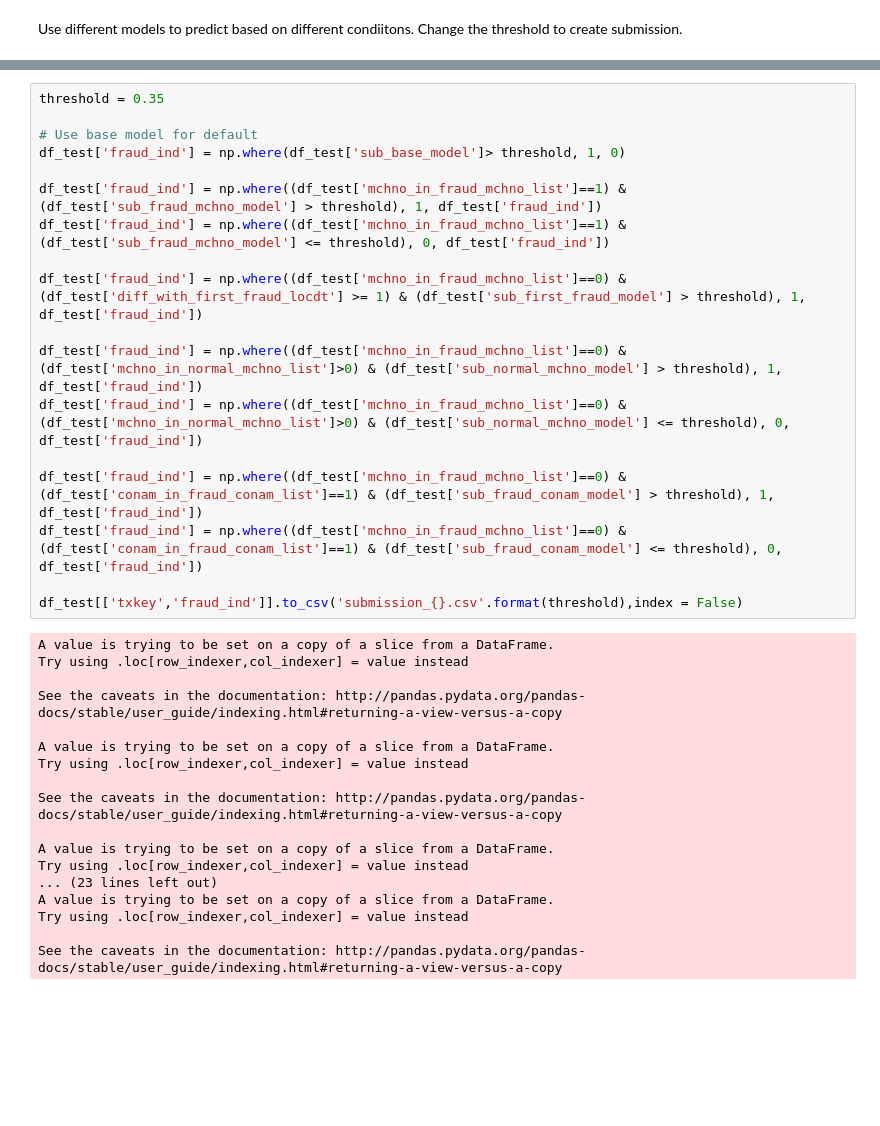
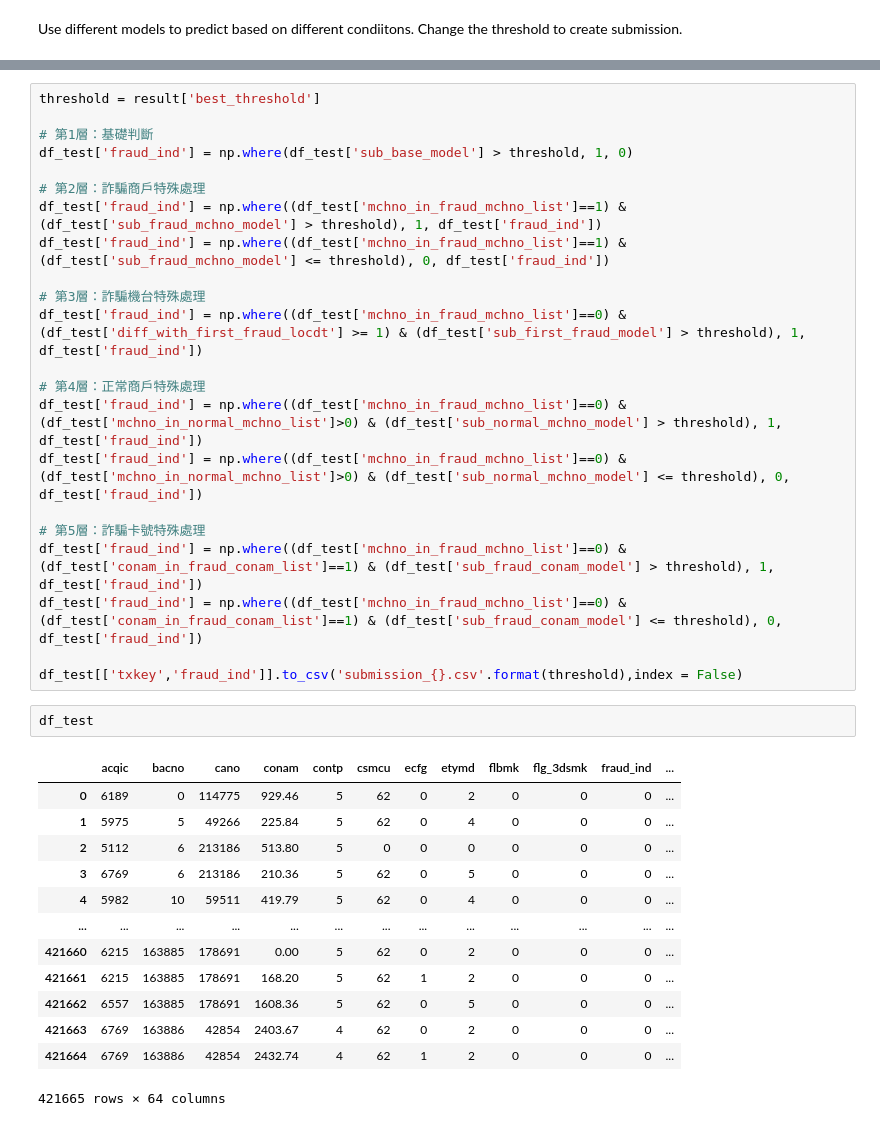
Before and after one commit to TimK38/Credit-card-fraud-detection, a Jupyter notebook: 1_main_lgbm.ipynb, the cells around one changed output, grey strips where cells are left out. Saved outputs shown, nothing was run; the diff lists cells and outputs as text; blank space fills up the shorter version.

```diff
--- a/1_main_lgbm.ipynb
+++ b/1_main_lgbm.ipynb
@@ -515,36 +494,38 @@ Use different models to predict based on different condiitons. Change the thresh
 # %%
-threshold = 0.35
+threshold = result['best_threshold']
 
-# Use base model for default
-df_test['fraud_ind'] = np.where(df_test['sub_base_model']> threshold, 1, 0)
+# 第1層：基礎判斷
+df_test['fraud_ind'] = np.where(df_test['sub_base_model'] > threshold, 1, 0)
 
+# 第2層：詐騙商戶特殊處理
 df_test['fraud_ind'] = np.where((df_test['mchno_in_fraud_mchno_list']==1) & (df_test['sub_fraud_mchno_model'] > threshold), 1, df_test['fraud_ind'])
 df_test['fraud_ind'] = np.where((df_test['mchno_in_fraud_mchno_list']==1) & (df_test['sub_fraud_mchno_model'] <= threshold), 0, df_test['fraud_ind'])
 
+# 第3層：詐騙機台特殊處理
 df_test['fraud_ind'] = np.where((df_test['mchno_in_fraud_mchno_list']==0) & (df_test['diff_with_first_fraud_locdt'] >= 1) & (df_test['sub_first_fraud_model'] > threshold), 1, df_test['fraud_ind'])
 
+# 第4層：正常商戶特殊處理
 df_test['fraud_ind'] = np.where((df_test['mchno_in_fraud_mchno_list']==0) & (df_test['mchno_in_normal_mchno_list']>0) & (df_test['sub_normal_mchno_model'] > threshold), 1, df_test['fraud_ind'])
 df_test['fraud_ind'] = np.where((df_test['mchno_in_fraud_mchno_list']==0) & (df_test['mchno_in_normal_mchno_list']>0) & (df_test['sub_normal_mchno_model'] <= threshold), 0, df_test['fraud_ind'])
 
+# 第5層：詐騙卡號特殊處理
 df_test['fraud_ind'] = np.where((df_test['mchno_in_fraud_mchno_list']==0) & (df_test['conam_in_fraud_conam_list']==1) & (df_test['sub_fraud_conam_model'] > threshold), 1, df_test['fraud_ind'])
 df_test['fraud_ind'] = np.where((df_test['mchno_in_fraud_mchno_list']==0) & (df_test['conam_in_fraud_conam_list']==1) & (df_test['sub_fraud_conam_model'] <= threshold), 0, df_test['fraud_ind'])
 
 df_test[['txkey','fraud_ind']].to_csv('submission_{}.csv'.format(threshold),index = False)
-# %% [output]
-A value is trying to be set on a copy of a slice from a DataFrame.
-Try using .loc[row_indexer,col_indexer] = value instead
-
-See the caveats in the documentation: http://pandas.pydata.org/pandas-docs/stable/user_guide/indexing.html#returning-a-view-versus-a-copy
-
-A value is trying to be set on a copy of a slice from a DataFrame.
-Try using .loc[row_indexer,col_indexer] = value instead
-
-See the caveats in the documentation: http://pandas.pydata.org/pandas-docs/stable/user_guide/indexing.html#returning-a-view-versus-a-copy
-
-A value is trying to be set on a copy of a slice from a DataFrame.
-Try using .loc[row_indexer,col_indexer] = value instead
-... (23 lines left out)
-A value is trying to be set on a copy of a slice from a DataFrame.
-Try using .loc[row_indexer,col_indexer] = value instead
-
-See the caveats in the documentation: http://pandas.pydata.org/pandas-docs/stable/user_guide/indexing.html#returning-a-view-versus-a-copy
+# %%
+df_test
+# %% [output]
+|  | acqic | bacno | cano | conam | contp | csmcu | ecfg | etymd | flbmk | flg_3dsmk | fraud_ind | ... |
+| 0 | 6189 | 0 | 114775 | 929.46 | 5 | 62 | 0 | 2 | 0 | 0 | 0 | ... |
+| 1 | 5975 | 5 | 49266 | 225.84 | 5 | 62 | 0 | 4 | 0 | 0 | 0 | ... |
+| 2 | 5112 | 6 | 213186 | 513.80 | 5 | 0 | 0 | 0 | 0 | 0 | 0 | ... |
+| 3 | 6769 | 6 | 213186 | 210.36 | 5 | 62 | 0 | 5 | 0 | 0 | 0 | ... |
+| 4 | 5982 | 10 | 59511 | 419.79 | 5 | 62 | 0 | 4 | 0 | 0 | 0 | ... |
+| ... | ... | ... | ... | ... | ... | ... | ... | ... | ... | ... | ... | ... |
+| 421660 | 6215 | 163885 | 178691 | 0.00 | 5 | 62 | 0 | 2 | 0 | 0 | 0 | ... |
+| 421661 | 6215 | 163885 | 178691 | 168.20 | 5 | 62 | 1 | 2 | 0 | 0 | 0 | ... |
+| 421662 | 6557 | 163885 | 178691 | 1608.36 | 5 | 62 | 0 | 5 | 0 | 0 | 0 | ... |
+| 421663 | 6769 | 163886 | 42854 | 2403.67 | 4 | 62 | 0 | 2 | 0 | 0 | 0 | ... |
+| 421664 | 6769 | 163886 | 42854 | 2432.74 | 4 | 62 | 1 | 2 | 0 | 0 | 0 | ... |
+421665 rows × 64 columns
```
Also changed, not shown: parts of 49 cells of this notebook, 28 other files.
